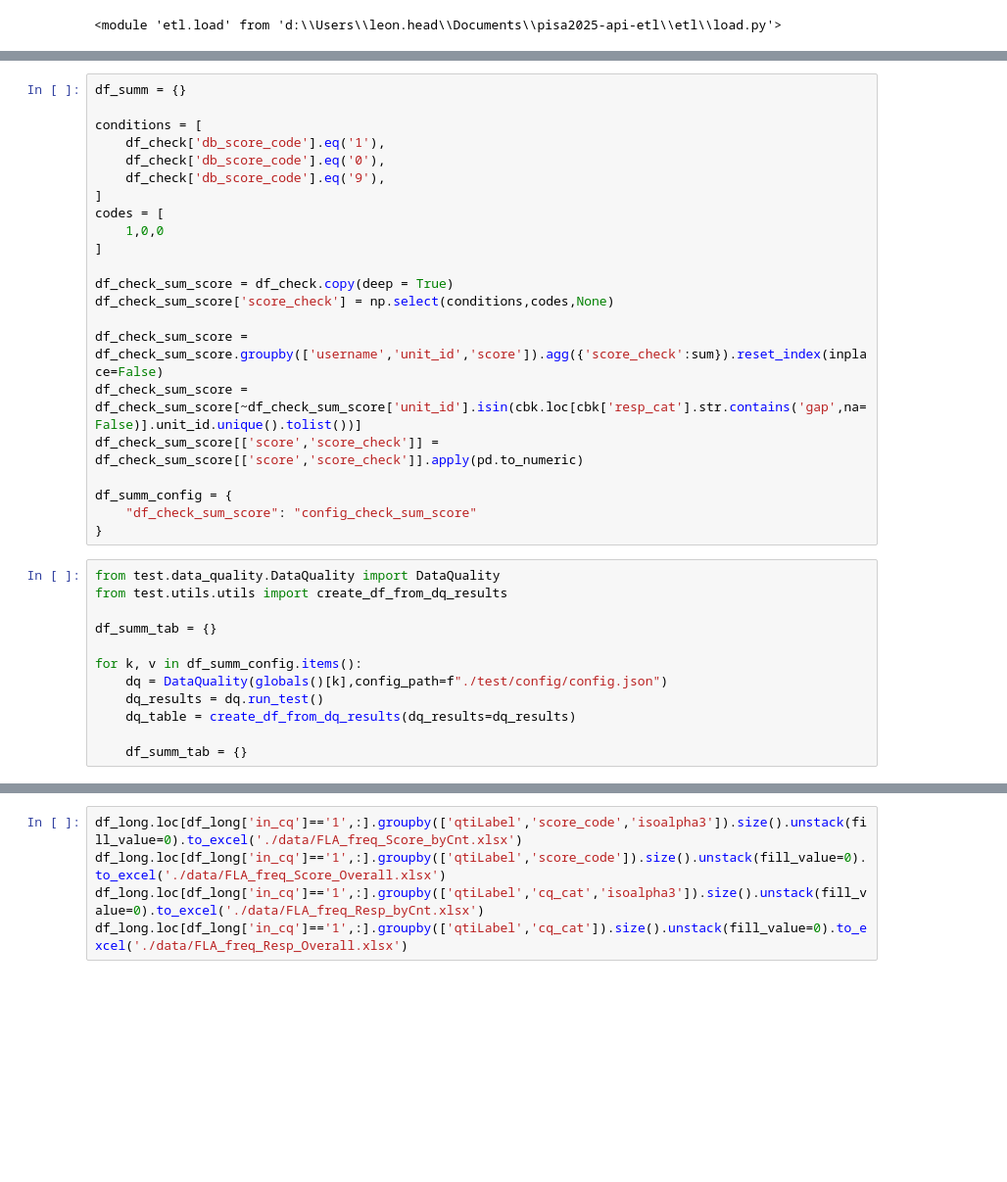
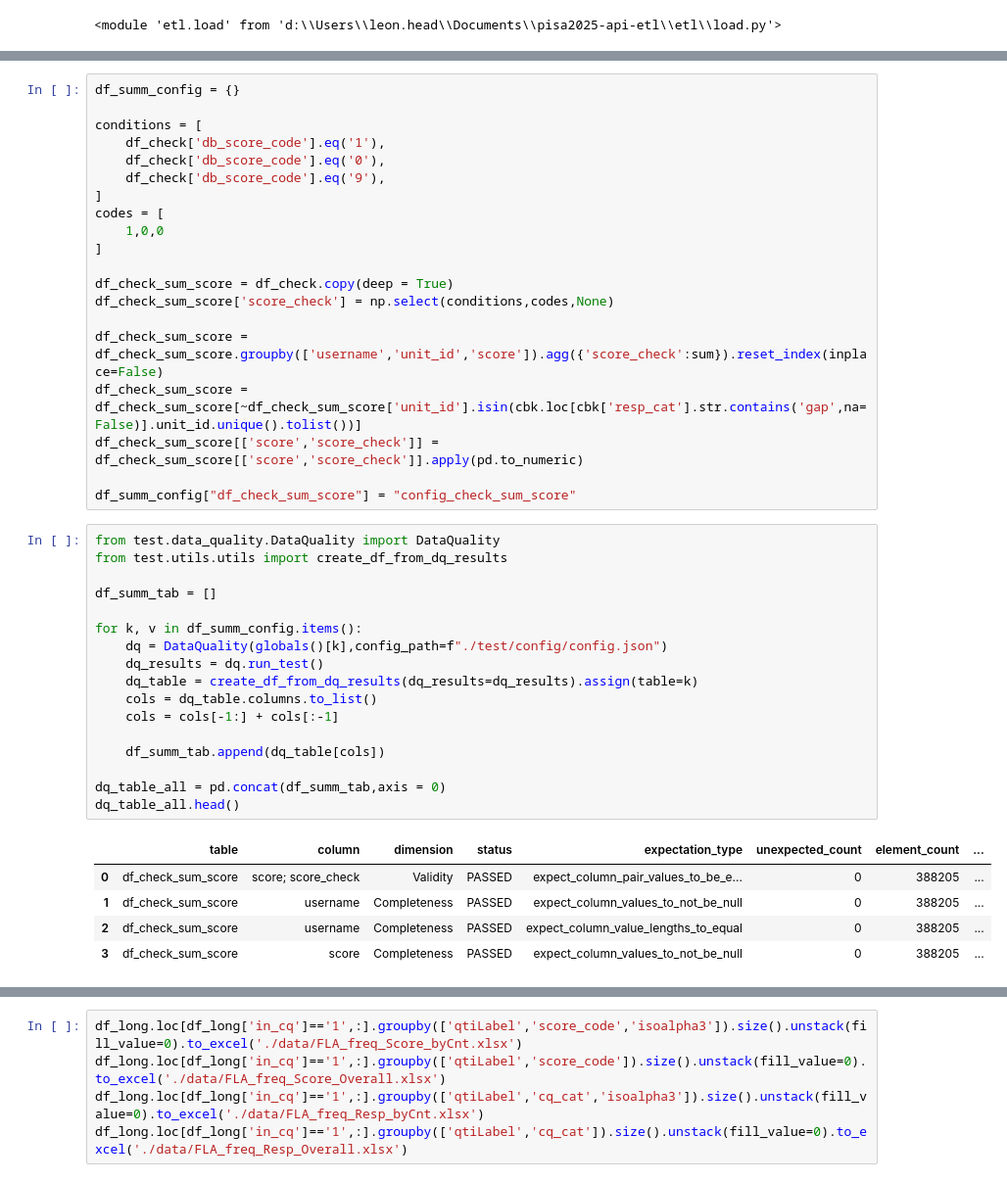
Before and after one commit to leonhead-acer/pisa2025-api-etl, a Jupyter notebook: etl.ipynb, the cells around one changed output, grey strips where cells are left out. Shown: that part at 98% size. Drawn from its saved outputs; the diff is of its cells as text; blank space fills up the shorter version.

```diff
--- a/etl.ipynb
+++ b/etl.ipynb
@@ -158,5 +193,5 @@ df_check.head()
 # %%
-df_summ = {}
+df_summ_config = {}
 
 conditions = [
     df_check['db_score_code'].eq('1'),
@@ -174,18 +209,27 @@ df_check_sum_score = df_check_sum_score.groupby(['username','unit_id','score']).
 df_check_sum_score = df_check_sum_score[~df_check_sum_score['unit_id'].isin(cbk.loc[cbk['resp_cat'].str.contains('gap',na=False)].unit_id.unique().tolist())]
 df_check_sum_score[['score','score_check']] = df_check_sum_score[['score','score_check']].apply(pd.to_numeric)
 
-df_summ_config = {
-    "df_check_sum_score": "config_check_sum_score"
-}
+df_summ_config["df_check_sum_score"] = "config_check_sum_score"
 # %%
 from test.data_quality.DataQuality import DataQuality
 from test.utils.utils import create_df_from_dq_results
 
-df_summ_tab = {}
+df_summ_tab = []
 
 for k, v in df_summ_config.items():
     dq = DataQuality(globals()[k],config_path=f"./test/config/config.json")
     dq_results = dq.run_test()
-    dq_table = create_df_from_dq_results(dq_results=dq_results)
+    dq_table = create_df_from_dq_results(dq_results=dq_results).assign(table=k)
+    cols = dq_table.columns.to_list()
+    cols = cols[-1:] + cols[:-1]
 
-    df_summ_tab = {}
+    df_summ_tab.append(dq_table[cols])
+
+dq_table_all = pd.concat(df_summ_tab,axis = 0)
+dq_table_all.head()
+# %% [output]
+|  | table | column | dimension | status | expectation_type | unexpected_count | element_count | ... |
+| 0 | df_check_sum_score | score; score_check | Validity | PASSED | expect_column_pair_values_to_be_e... | 0 | 388205 | ... |
+| 1 | df_check_sum_score | username | Completeness | PASSED | expect_column_values_to_not_be_null | 0 | 388205 | ... |
+| 2 | df_check_sum_score | username | Completeness | PASSED | expect_column_value_lengths_to_equal | 0 | 388205 | ... |
+| 3 | df_check_sum_score | score | Completeness | PASSED | expect_column_values_to_not_be_null | 0 | 388205 | ... |
```
Also changed, not shown: parts of 10 cells of this notebook, 5 other files.
